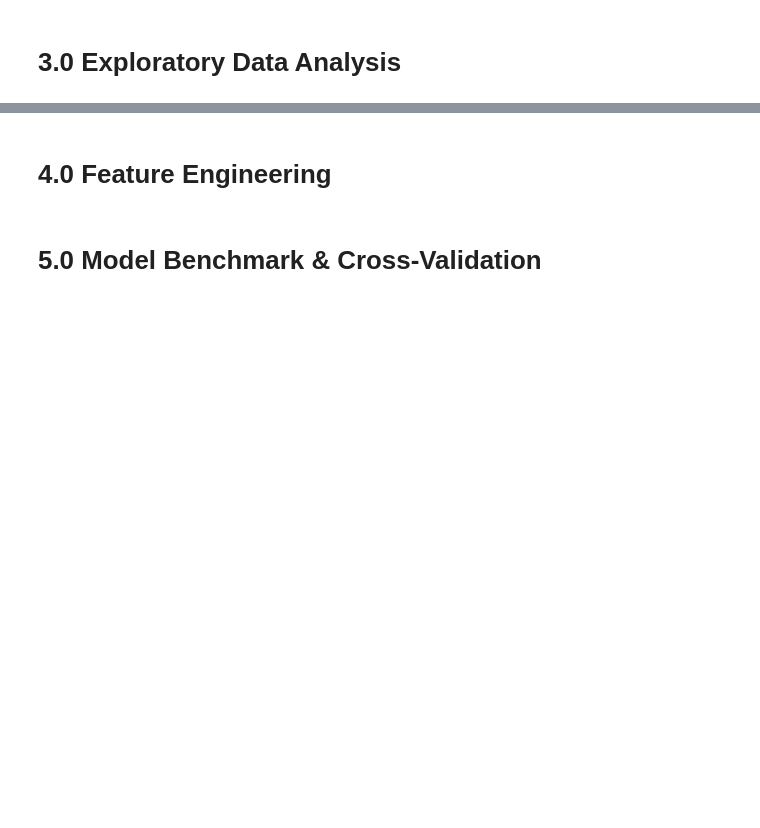
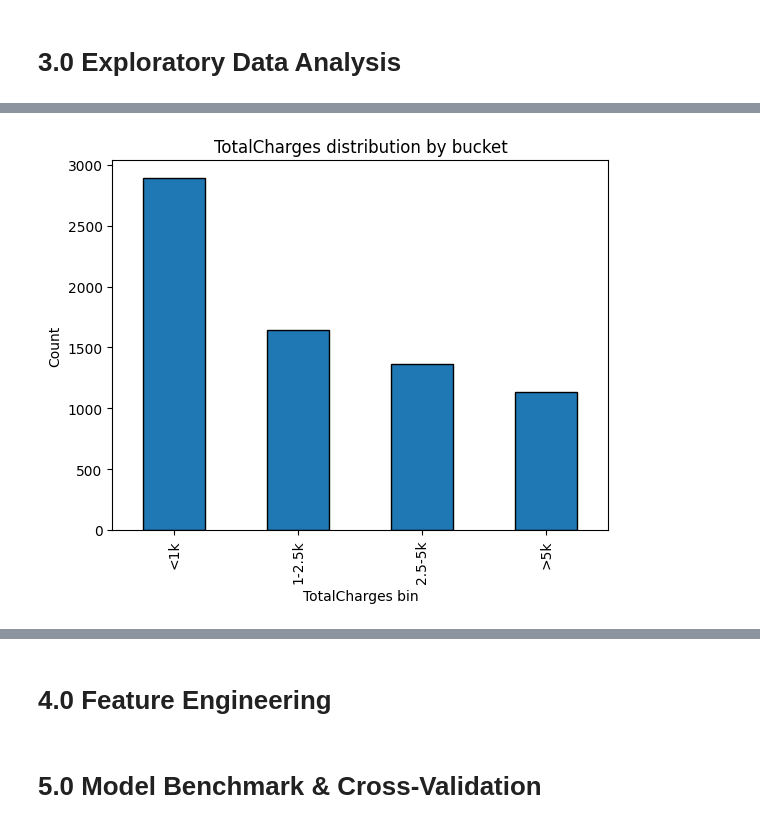
Before and after one commit to sidneipj1/telco_churn_case, a Jupyter notebook: notebooks/00_exploration_telco_churn_case.ipynb, the cells around one changed output, grey strips where cells are left out. Drawn from its saved outputs; the diff is of its cells as text; code cells hidden in the pictures; blank space fills up the shorter version.

```diff
--- a/notebooks/00_exploration_telco_churn_case.ipynb
+++ b/notebooks/00_exploration_telco_churn_case.ipynb
@@ -63,2 +69,4 @@ import shap                                                   # SHAP values for
+# %%
+DATA_PATH    = '/home/sidnei/repos/telco_churn_case/data/telco_churn_case_data.csv'
 # %% [markdown]
 # 2.0 Data Load
@@ -66,0 +268,16 @@ import shap                                                   # SHAP values for
+# %%
+df["TotalCharges_bin"] = pd.cut(df["TotalCharges"], bins=[0, 1000, 2500, 5000, np.inf],
+                                labels=["<1k","1-2.5k","2.5-5k",">5k"])
+
+#df["TotalCharges_bin"].value_counts().sort_index()
+
+df["TotalCharges_bin"].value_counts().sort_index().plot(
+    kind="bar", edgecolor="black"
+)
+
+plt.title("TotalCharges distribution by bucket")
+plt.xlabel("TotalCharges bin")
+plt.ylabel("Count")
+plt.show()
+# %% [output]
+[figure, added]
```
Also changed, not shown: parts of 24 cells of this notebook, 4 other files.
